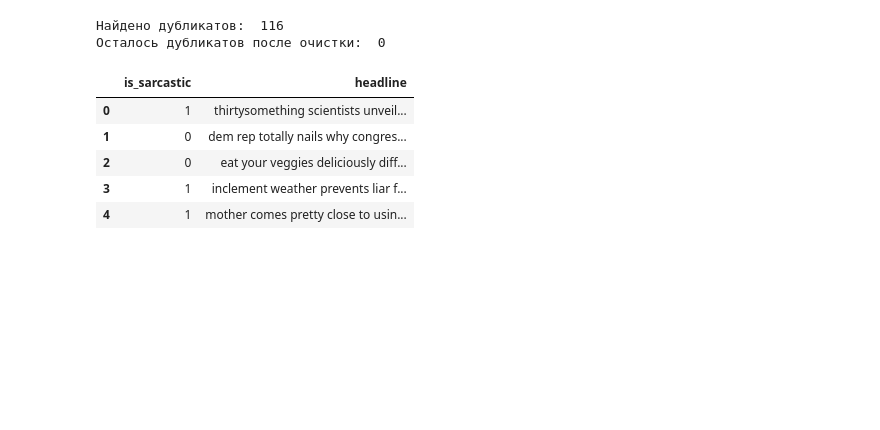
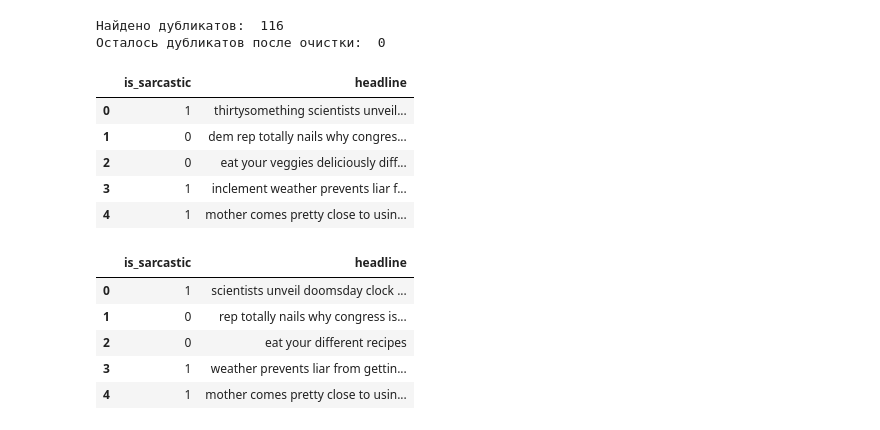
Before and after one commit to Ads369/Ads_2s, a Jupyter notebook: ipynb/Lesson 25/25_4_HW.ipynb, the cells around one changed output. Saved outputs shown, nothing was run; the diff lists cells and outputs as text; code cells hidden in the pictures; blank space fills up the shorter version.

```diff
--- a/ipynb/Lesson 25/25_4_HW.ipynb
+++ b/ipynb/Lesson 25/25_4_HW.ipynb
@@ -152,6 +152,35 @@ df_sarcasm.head()
 | 2 | 0 | eat your veggies deliciously diff... |
 | 3 | 1 | inclement weather prevents liar f... |
 | 4 | 1 | mother comes pretty close to usin... |
+# %%
+# prompt: remover rare words from `df_sarcasm["headline"]`
+
+from collections import Counter
+
+# Count word frequencies
+word_counts = Counter()
+for headline in df_sarcasm["headline"]:
+    words = headline.split()
+    word_counts.update(words)
+
+# Define a threshold for rare words (e.g., words appearing less than 5 times)
+threshold = 5
+
+# Remove rare words from headlines
+def remove_rare_words(headline):
+    words = headline.split()
+    filtered_words = [word for word in words if word_counts[word] >= threshold]
+    return " ".join(filtered_words)
+
+df_sarcasm["headline"] = df_sarcasm["headline"].apply(remove_rare_words)
+df_sarcasm.head()
+# %% [output]
+|  | is_sarcastic | headline |
+| 0 | 1 | scientists unveil doomsday clock ... |
+| 1 | 0 | rep totally nails why congress is... |
+| 2 | 0 | eat your different recipes |
+| 3 | 1 | weather prevents liar from gettin... |
+| 4 | 1 | mother comes pretty close to usin... |
 # %%
 X = (np.array(df_sarcasm.headline),)
 y = (np.array(df_sarcasm.is_sarcastic),)
```
Also changed, not shown: parts of 15 cells of this notebook.
